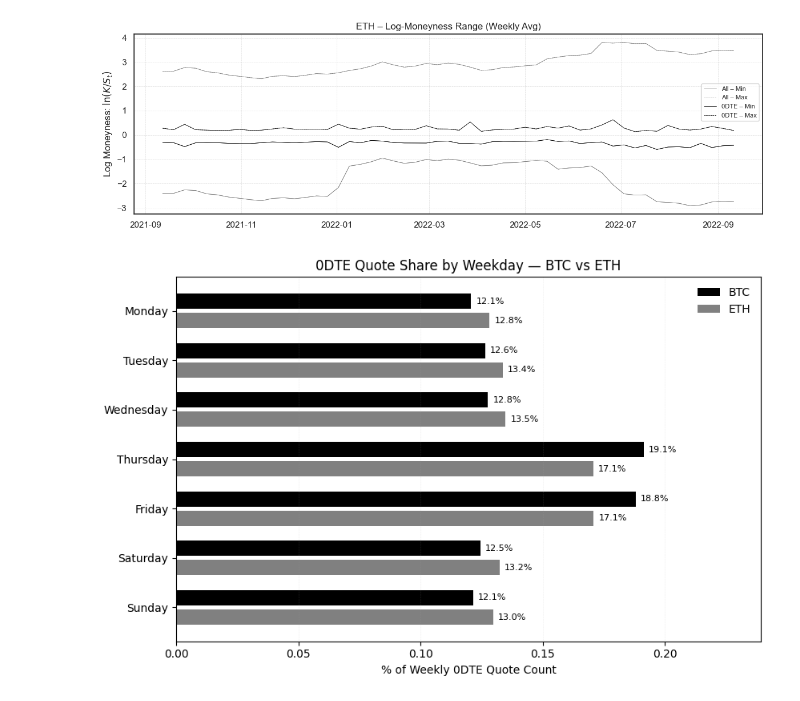
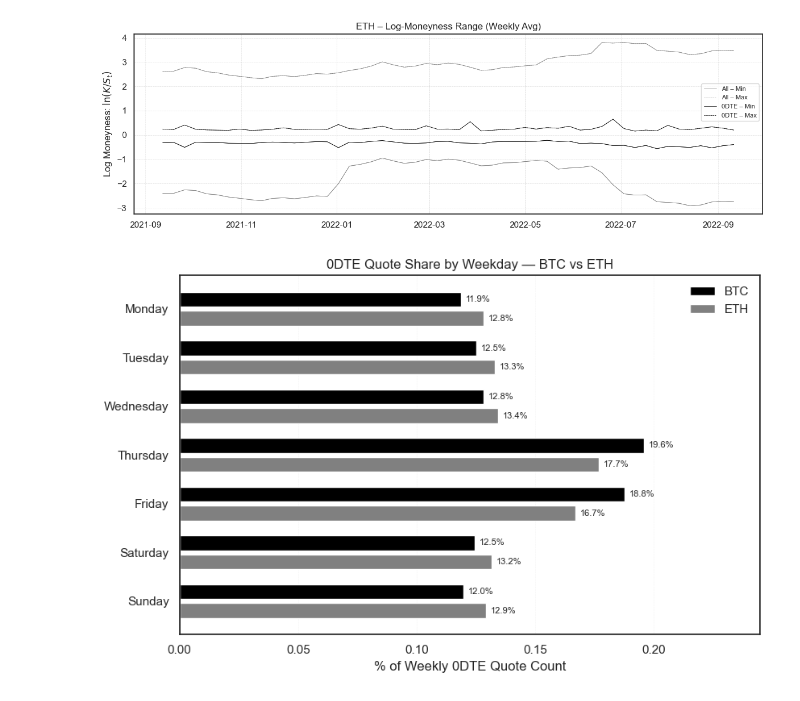
Before and after one commit to jorismilot/optimal-gamma-hedging, a Jupyter notebook: Workbooks/snapshot_workbook.ipynb, the cells around one changed output. Cells and saved outputs as stored; diff of their text form; code cells hidden in the pictures.

```diff
--- a/Workbooks/snapshot_workbook.ipynb
+++ b/Workbooks/snapshot_workbook.ipynb
@@ -53,10 +53,14 @@ for coin in COINS:
     unique_days = df['date'].nunique()
     df[['coin', 'exp_raw', 'strike_raw', 'cp']] = df['symbol'].str.split('-', expand=True)
 
+    # Parse expiry at 08:00 UTC
     expiry_date = pd.to_datetime(df['exp_raw'], format='%d%b%y', errors='coerce')
     df['expiry'] = (expiry_date + pd.Timedelta(hours=8)).dt.tz_localize('UTC')
-    df['DTE'] = np.floor((df['expiry'] - df['timestamp']) / pd.Timedelta(days=1)).astype('Int64')
-    df = df[df['DTE'] >= 0].dropna(subset=['DTE'])
+    df['time_to_maturity'] = (df['expiry'] - df['timestamp']).dt.total_seconds()
+    df = df[df['time_to_maturity'] > 0] # drop already‑expired rows
+
+    ttm_days = df['time_to_maturity'] / 86_400
+    df['DTE'] = (np.ceil(ttm_days) - 1).astype('Int64')
 
     # Count unique quoted option symbols per DTE
     dte_counts = df.groupby('DTE')['symbol'].nunique().sort_index()
@@ -287,13 +287,15 @@ for coin in COINS:
     df = df[(df['timestamp'].dt.hour == UTC_HOUR) &
             (df['timestamp'].dt.minute == 0)].copy()
 
-    df[['coin', 'exp_raw', 'strike_raw', 'cp']] = df['symbol'].str.split('-', expand=True)
-    expiry_dt = pd.to_datetime(df['exp_raw'], format='%d%b%y', errors='coerce')
-    df['expiry'] = expiry_dt + pd.Timedelta(hours=8)   # expiry at 08:00 UTC (tz-naive OK)
-    df['expiry'] = df['expiry'].dt.tz_localize('UTC')  # force to UTC
+    # extract raw expiry string
+    df['expiry'] = df['symbol'].str.split('-', expand=True)[1]
+    df['expiry'] = (pd.to_datetime(df['expiry'], format='%d%b%y', errors='coerce') + pd.Timedelta(hours=8)).dt.tz_localize('UTC')
 
-    secs = (df['expiry'] - df['timestamp']).dt.total_seconds()
-    df['DTE'] = np.floor(secs / 86_400).astype('Int64')
+    # exact time to maturity in days (float)
+    df['time_to_maturity'] = (df['expiry'] - df['timestamp']).dt.total_seconds()
+    df = df[df['time_to_maturity'] > 0] # drop expired rows
+
+    df['DTE'] = (np.ceil(df['time_to_maturity'] / 86_400) - 1).astype('Int64')
     df = df[df['DTE'] == 0]
 
     if df.empty:
@@ -368,22 +370,22 @@ for coin in COINS:
 
     # ─── derive expiry timestamp ───────────────────────────────
     exp_raw = df['symbol'].str.split('-').str[1]
-    expiry = (pd.to_datetime(exp_raw, format='%d%b%y', errors='coerce') +
-              pd.Timedelta(hours=8)).dt.tz_localize('UTC')
-    df['expiry'] = expiry
+    df['expiry'] = (pd.to_datetime(exp_raw, format='%d%b%y', errors='coerce') + pd.Timedelta(hours=8)).dt.tz_localize('UTC')
+    df['time_to_maturity'] = (df['expiry'] - df['timestamp']).dt.total_seconds()
+    df = df[df['time_to_maturity'] > 0] # drop expired rows
+    df['DTE'] = (np.ceil(df['time_to_maturity'] / 86_400) - 1).astype('Int64')
 
-    # ─── snapshot at 03:00 UTC ────────────────────────────────
+    # ─── snapshot at 08:00 UTC ────────────────────────────────
     snap_all = df[(df['timestamp'].dt.hour == UTC_HOUR) &
                   (df['timestamp'].dt.minute == 0)].copy()
     if snap_all.empty:
-        print(f'No 03:00 UTC quotes for {coin.upper()}')
+        print(f'No 08:00 UTC quotes for {coin.upper()}')
         continue
     snap_all['date'] = snap_all['timestamp'].dt.normalize()
     snap_all['std_mny'] = np.log(snap_all['strike'] / snap_all['F'])
 
     # ─── 0‑DTE filter ──────────────────────────────────────────
-    dt_days = (snap_all['expiry'] - snap_all['timestamp']) / pd.Timedelta(days=1)
-    snap_0dte = snap_all[(dt_days >= 0) & (dt_days < 1)].copy()
+    snap_0dte = snap_all[snap_all['DTE'] == 0].copy()
 
     # ─── compute daily p01/p99 for both sets ───────────────────
     def summarise(df_):
@@ -447,10 +449,10 @@ for coin in COINS:
         df = df[df['coin'] == coin]
 
         df['timestamp'] = pd.to_datetime(df['timestamp'], unit='s', utc=True)
-        df['expiry'] = pd.to_datetime(df['expiry_raw'], format='%d%b%y', errors='coerce') + pd.Timedelta(hours=8)
-        df['expiry'] = df['expiry'].dt.tz_localize('UTC')
-
-        df['DTE'] = np.floor((df['expiry'] - df['timestamp']) / pd.Timedelta(days=1)).astype(int)
+        df['expiry'] = (pd.to_datetime(df['expiry_raw'], format='%d%b%y', errors='coerce') + pd.Timedelta(hours=8)).dt.tz_localize('UTC')
+        df['time_to_maturity'] = (df['expiry'] - df['timestamp']).dt.total_seconds()
+        df = df[df['time_to_maturity'] > 0] # drop expired rows
+        df['DTE'] = (np.ceil(df['time_to_maturity'] / 86_400) - 1).astype('Int64')
         df = df[df['DTE'] == 0].copy()
 
         df['day_of_week'] = df['timestamp'].dt.day_name()
@@ -473,31 +475,31 @@ y_pos = np.arange(len(DAYS))
 bar_h = 0.35
 gap = 0.04
 btc_y = y_pos - bar_h / 2 - gap / 2
 eth_y = y_pos + bar_h / 2 + gap / 2
 
 # ─── plot ────────────────────────────────────────────────────
 fig, ax = plt.subplots(figsize=(8.5, 5.5))
 bars_btc = ax.barh(btc_y, btc_vals, height=bar_h-gap, color=COLORS['BTC'], label='BTC')
 bars_eth = ax.barh(eth_y, eth_vals, height=bar_h-gap, color=COLORS['ETH'], label='ETH')
 
 # Annotate bars
 for bars in [bars_btc, bars_eth]:
     for bar in bars:
         w = bar.get_width()
         ax.text(w + 0.002, bar.get_y() + bar.get_height()/2,
                 f'{w*100:.1f}%', va='center', fontsize=8)
 
 # ─── formatting ──────────────────────────────────────────────
 ax.set_yticks(y_pos)
 ax.set_yticklabels(DAYS)
 ax.set_xlabel('% of Weekly 0DTE Quote Count')
 ax.set_xlim(0, max(btc_vals + eth_vals) * 1.25)
 ax.set_title('0DTE Quote Share by Weekday — BTC vs ETH')
 ax.grid(True, axis='x', linestyle=':', linewidth=0.4, alpha=0.4)
 ax.legend(loc='upper right', frameon=False)
 ax.invert_yaxis()
 
 plt.tight_layout()
 plt.show()
 # %% [output]
-[figure, old version]
+[figure, new version]
```
Also changed, not shown: parts of 6 cells of this notebook, 3 other files.
